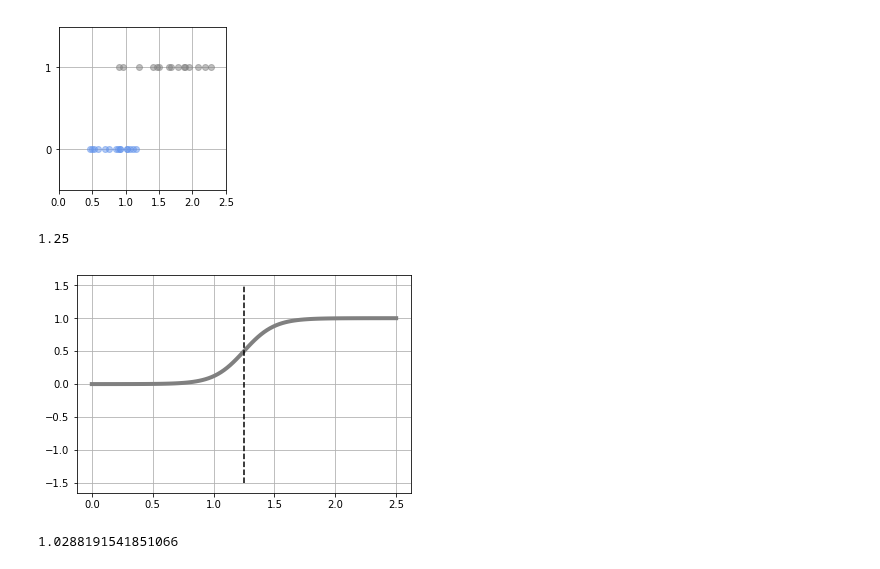
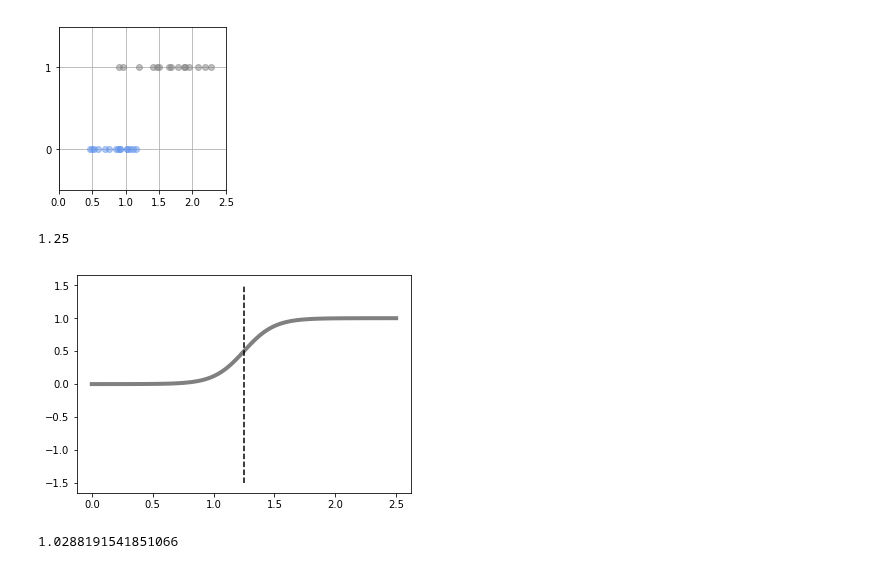
Before and after one commit to senseilearning/New-textbook-for-machine-learning, a Jupyter notebook: Chapter6.ipynb, the cells around one changed output. Drawn from its saved outputs; the diff is of its cells as text; code cells hidden in the pictures.

```diff
--- a/Chapter6.ipynb
+++ b/Chapter6.ipynb
@@ -57,23 +57,23 @@ def logistic(x, w):
 # %%
 # list 6-1-4
 def show_logistic(w):
     xb = np.linspace(X_min, X_max, 100)
     y = logistic(xb, w)
     plt.plot(xb, y, color = 'gray', linewidth = 4)
 
     # 決定境界
     i = np.min(np.where(y > 0.5))
     B = (xb[i - 1] + xb[i]) / 2
     plt.plot([B, B], [-1.5, 1.5], color='k', linestyle='--')
-    plt.grid(True)
+    plt.grid = (True)
     return B
 
 # test
 W = [8, -10]
 show_logistic(W)
 # %% [output]
 1.25
-[figure, old version]
+[figure, new version]
 # %%
 # list 6-1-5
 # 平均交差エントロピー誤差
```
Also changed, not shown: parts of 2 cells of this notebook.
